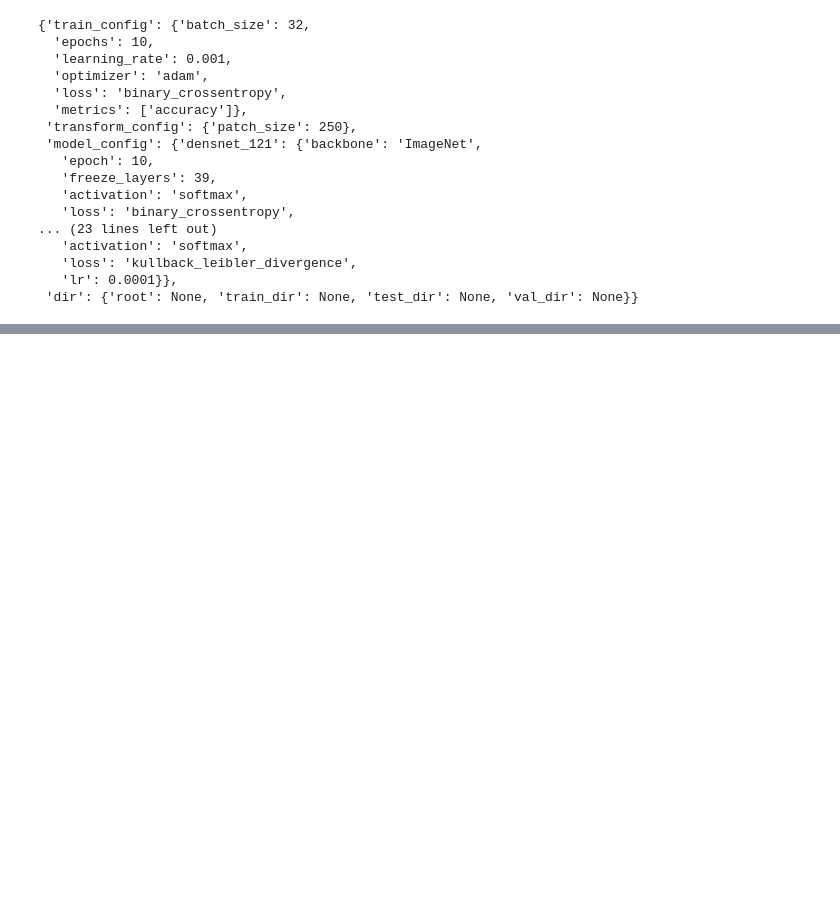
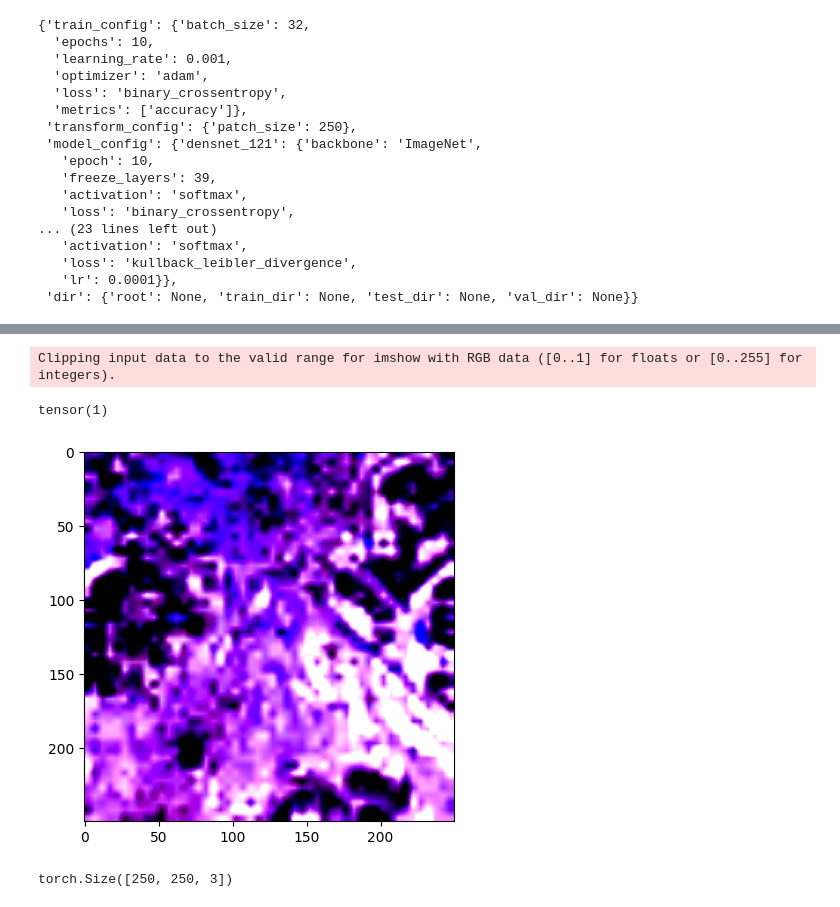
Before and after one commit to AmzadHossainrafis/IDC-Classification, a Jupyter notebook: notebook/EDA.ipynb, the cells around one changed output, grey strips where cells are left out. Saved outputs shown, nothing was run; the diff lists cells and outputs as text; code cells hidden in the pictures; blank space fills up the shorter version.

Commit message:
chore: Add dataloader module for IDC dataset

```diff
--- a/notebook/EDA.ipynb
+++ b/notebook/EDA.ipynb
@@ -66,0 +87,8 @@ x
+# %%
+dir_3 = r"/home/amzad/Downloads/archive (1)/IDC/testing/1"
+
+x = os.listdir(dir_3)
+paths= [os.path.join(dir_3,i) for i in x]
+label = [1]*len(x)
+
+df_2 = pd.DataFrame(list(zip(paths,label)),columns =['image','label'])
@@ -66,0 +164,25 @@ x
+# %%
+train_df_path = r'/home/amzad/Desktop/IDC2/dataset/train_data.csv'
+
+from torch.utils.data import DataLoader
+
+data = IDCDATALOADER(train_df_path,transform=transform)
+
+train_loader = DataLoader(data,batch_size=32,shuffle=True)
+# %%
+import matplotlib.pyplot as plt
+import numpy as np
+
+img , label = next(iter(train_loader))
+
+img = img[0].squeeze()
+plt.imshow(img,cmap='gray')
+print(label[0])
+# %% [output]
+Clipping input data to the valid range for imshow with RGB data ([0..1] for floats or [0..255] for integers).
+tensor(1)
+[figure, added]
+# %%
+img.shape
+# %% [output]
+torch.Size([250, 250, 3])
```
Also changed, not shown: parts of 11 cells of this notebook, 4 other files.
